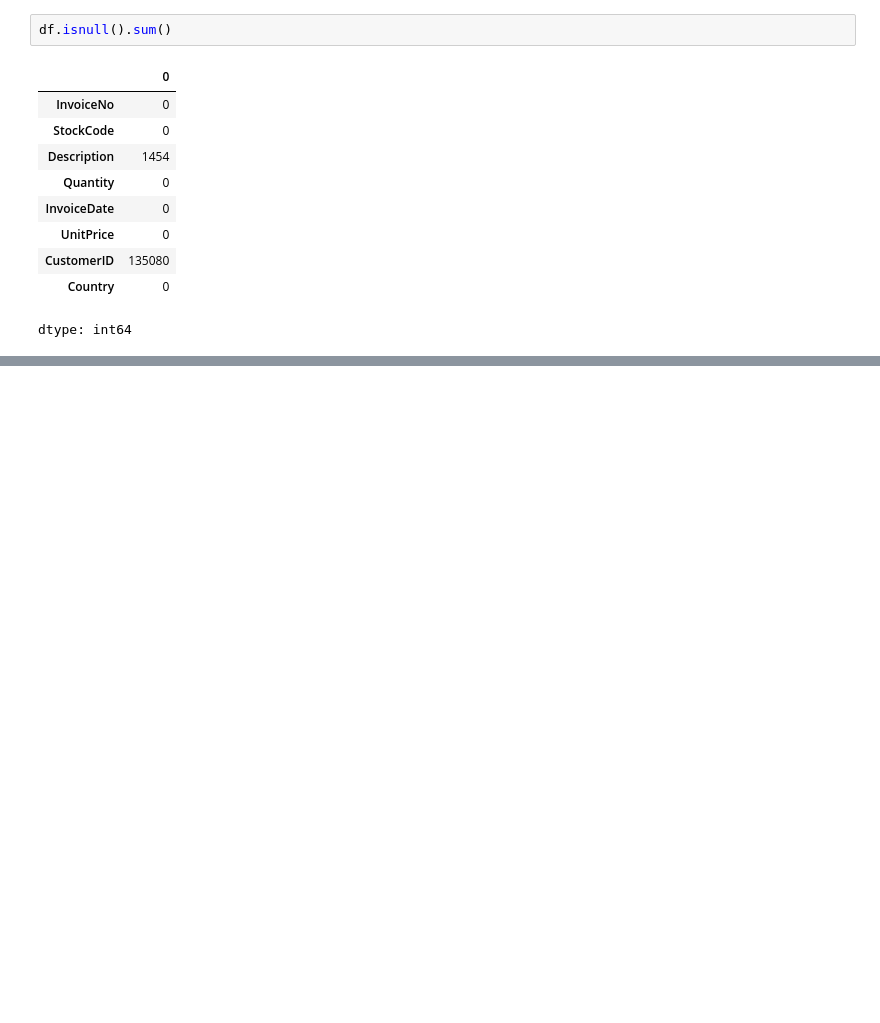
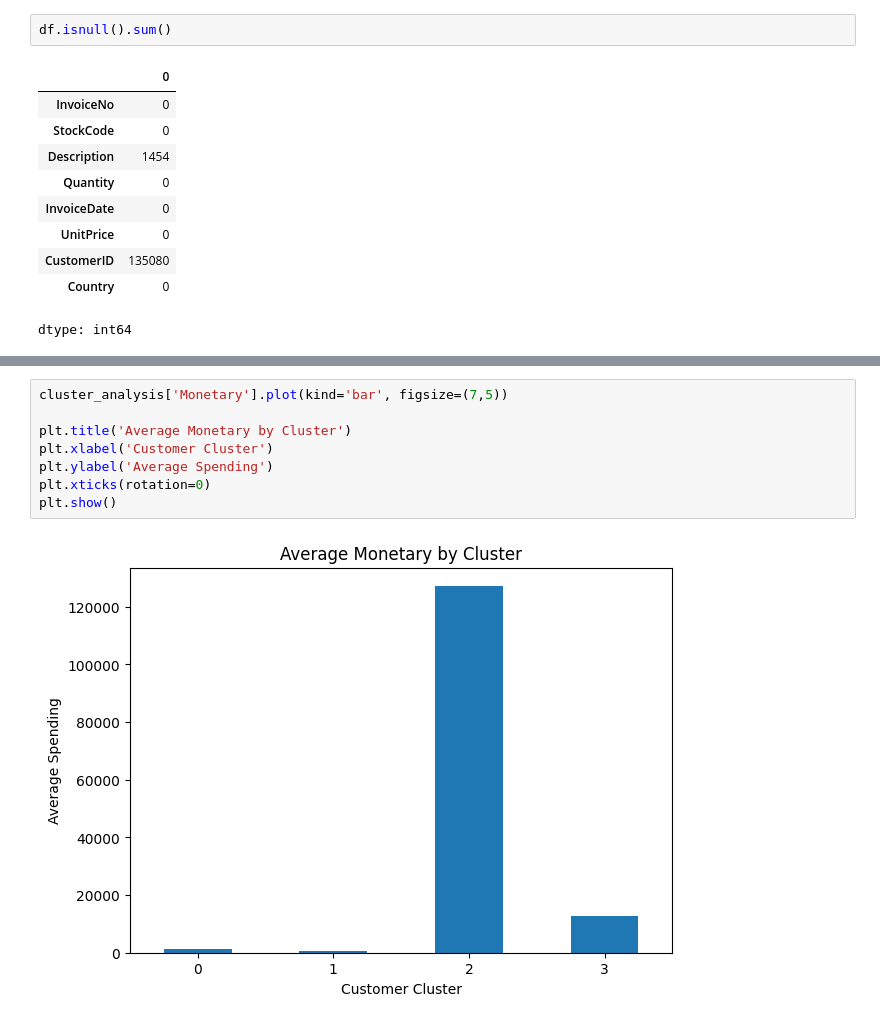
Before and after one commit to poojagupthaa14/OIBSIP, a Jupyter notebook: pooja_2.ipynb, the cells around one changed output, grey strips where cells are left out. Cells and saved outputs as stored; diff of their text form; blank space fills up the shorter version.

```diff
--- a/pooja_2.ipynb
+++ b/pooja_2.ipynb
@@ -57,0 +233,10 @@ dtype: int64
+# %%
+cluster_analysis['Monetary'].plot(kind='bar', figsize=(7,5))
+
+plt.title('Average Monetary by Cluster')
+plt.xlabel('Customer Cluster')
+plt.ylabel('Average Spending')
+plt.xticks(rotation=0)
+plt.show()
+# %% [output]
+[figure, added]
```
Also changed, not shown: parts of 32 cells of this notebook.
